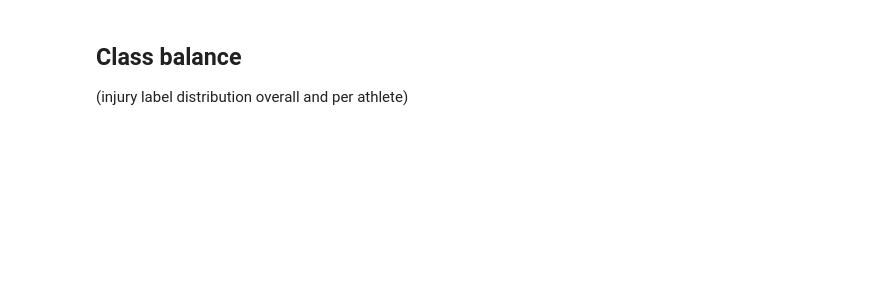
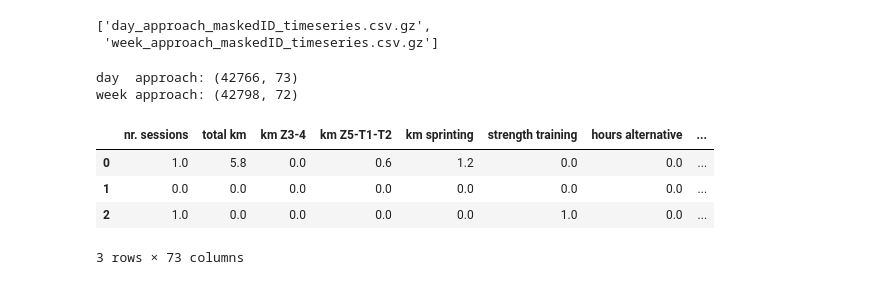
Before and after one commit to auswallace/runner-injury-risk, a Jupyter notebook: notebooks/01_eda.ipynb, the cells around one changed output. Drawn from its saved outputs; the diff is of its cells as text; code cells hidden in the pictures; blank space fills up the shorter version.

```diff
--- a/notebooks/01_eda.ipynb
+++ b/notebooks/01_eda.ipynb
@@ -14,13 +22,22 @@ import matplotlib.pyplot as plt
 from pathlib import Path
 
 RAW = Path('../data/raw')
-list(RAW.glob('*'))
+pd.set_option('display.width', 120)
+sorted(p.name for p in RAW.glob('*'))
+# %% [output]
+['day_approach_maskedID_timeseries.csv.gz',
+ 'week_approach_maskedID_timeseries.csv.gz']
 # %%
-# Load whichever files fetch_data.py pulled (names include day/week approach tables)
-# day = pd.read_csv(RAW / 'day_approach_maskedID_timeseries.csv')
-# week = pd.read_csv(RAW / 'week_approach_maskedID_timeseries.csv')
-# day.head()
+day  = pd.read_csv(RAW / 'day_approach_maskedID_timeseries.csv.gz')
+week = pd.read_csv(RAW / 'week_approach_maskedID_timeseries.csv.gz')
+print('day  approach:', day.shape)
+print('week approach:', week.shape)
+day.head(3)
+# %% [output]
+day  approach: (42766, 73)
+week approach: (42798, 72)
+|  | nr. sessions | total km | km Z3-4 | km Z5-T1-T2 | km sprinting | strength training | hours alternative | ... |
+| 0 | 1.0 | 5.8 | 0.0 | 0.6 | 1.2 | 0.0 | 0.0 | ... |
+| 1 | 0.0 | 0.0 | 0.0 | 0.0 | 0.0 | 0.0 | 0.0 | ... |
+| 2 | 1.0 | 0.0 | 0.0 | 0.0 | 0.0 | 1.0 | 0.0 | ... |
+3 rows × 73 columns
-# %% [markdown]
-## Class balance
-
-(injury label distribution overall and per athlete)
```
Also changed, not shown: parts of 30 cells of this notebook, 1 other file.
